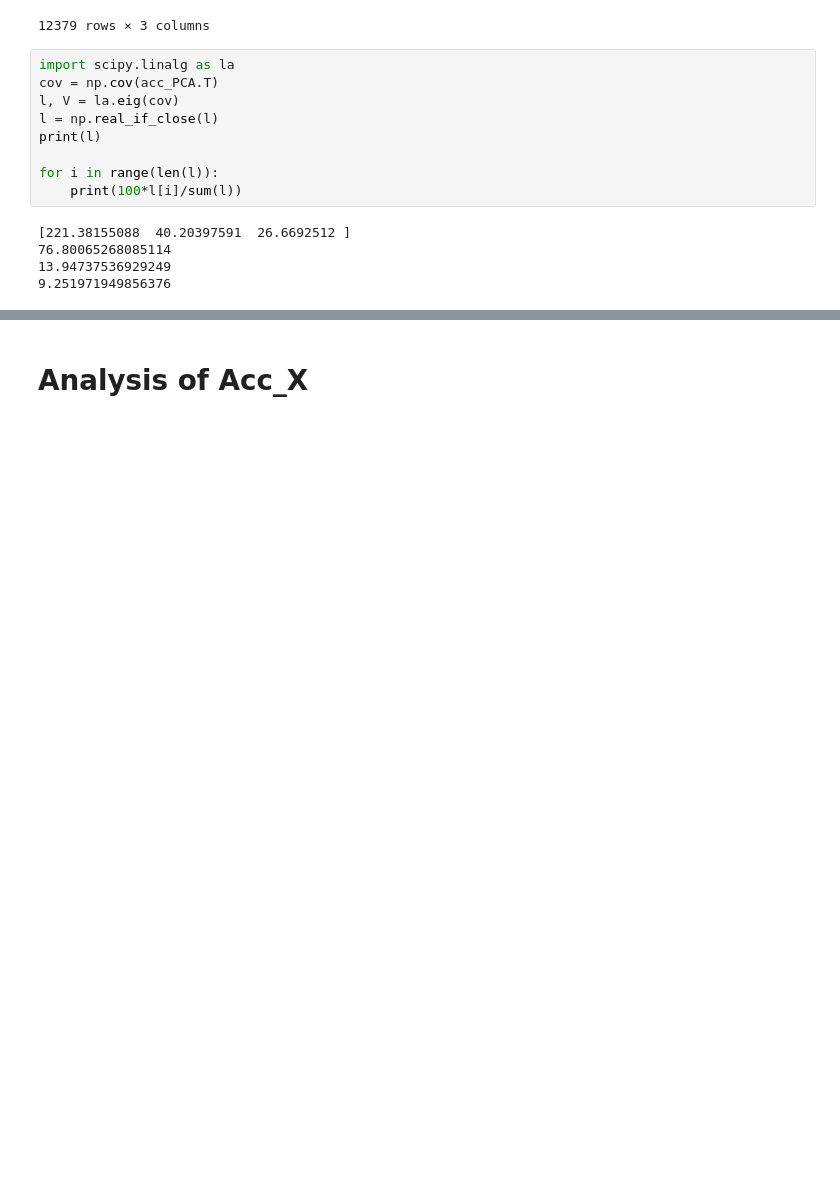
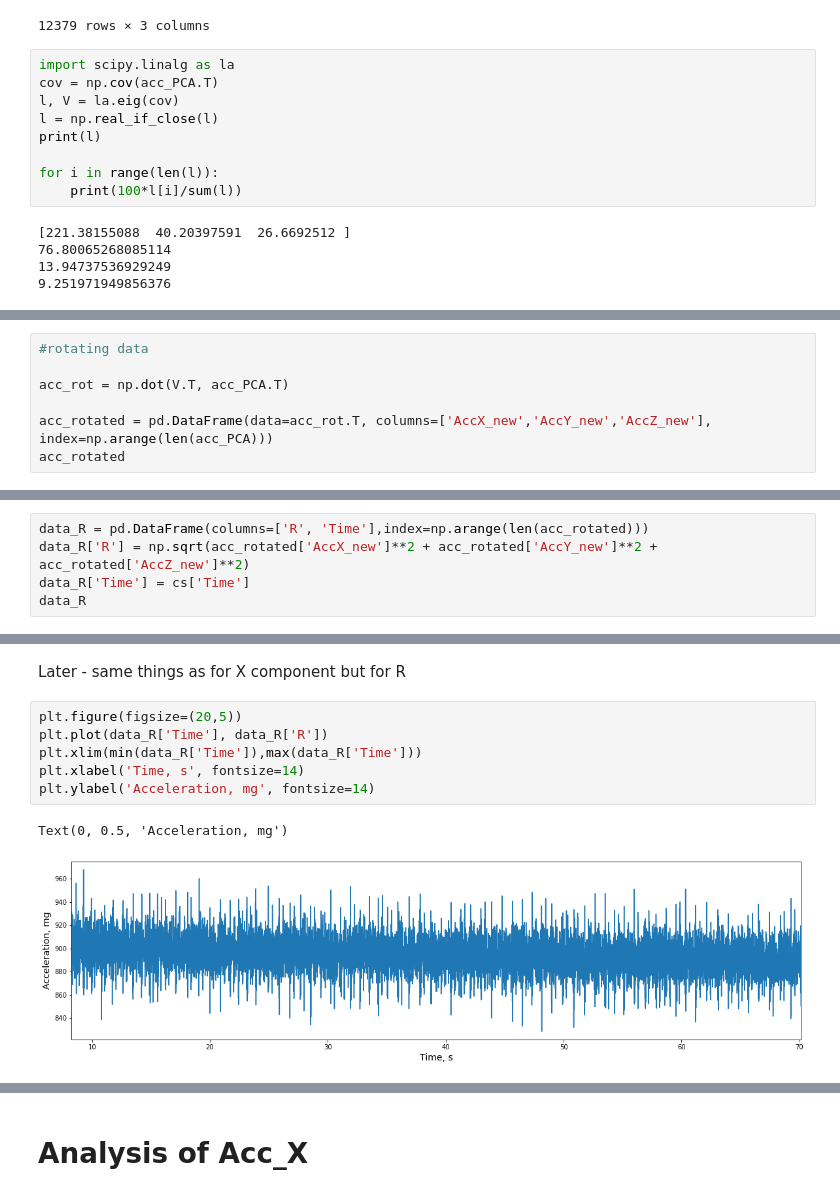
Before and after one commit to ericabrisigotti/heart_rate_estimation_LCP-A, a Jupyter notebook: Project_update 1.ipynb, the cells around one changed output, grey strips where cells are left out. Saved outputs shown, nothing was run; the diff lists cells and outputs as text; blank space fills up the shorter version.

```diff
--- a/Project_update 1.ipynb
+++ b/Project_update 1.ipynb
@@ -390,0 +412,7 @@ for i in range(len(l)):
+# %%
+#rotating data
+
+acc_rot = np.dot(V.T, acc_PCA.T)
+
+acc_rotated = pd.DataFrame(data=acc_rot.T, columns=['AccX_new','AccY_new','AccZ_new'], index=np.arange(len(acc_PCA)))
+acc_rotated
@@ -390,0 +435,5 @@ for i in range(len(l)):
+# %%
+data_R = pd.DataFrame(columns=['R', 'Time'],index=np.arange(len(acc_rotated)))
+data_R['R'] = np.sqrt(acc_rotated['AccX_new']**2 + acc_rotated['AccY_new']**2 + acc_rotated['AccZ_new']**2)
+data_R['Time'] = cs['Time']
+data_R
@@ -390,0 +454,11 @@ for i in range(len(l)):
+# %% [markdown]
+Later - same things as for X component but for R
+# %%
+plt.figure(figsize=(20,5))
+plt.plot(data_R['Time'], data_R['R'])
+plt.xlim(min(data_R['Time']),max(data_R['Time']))
+plt.xlabel('Time, s', fontsize=14)
+plt.ylabel('Acceleration, mg', fontsize=14)
+# %% [output]
+Text(0, 0.5, 'Acceleration, mg')
+[figure, added]
```
Also changed, not shown: parts of 12 cells of this notebook.
